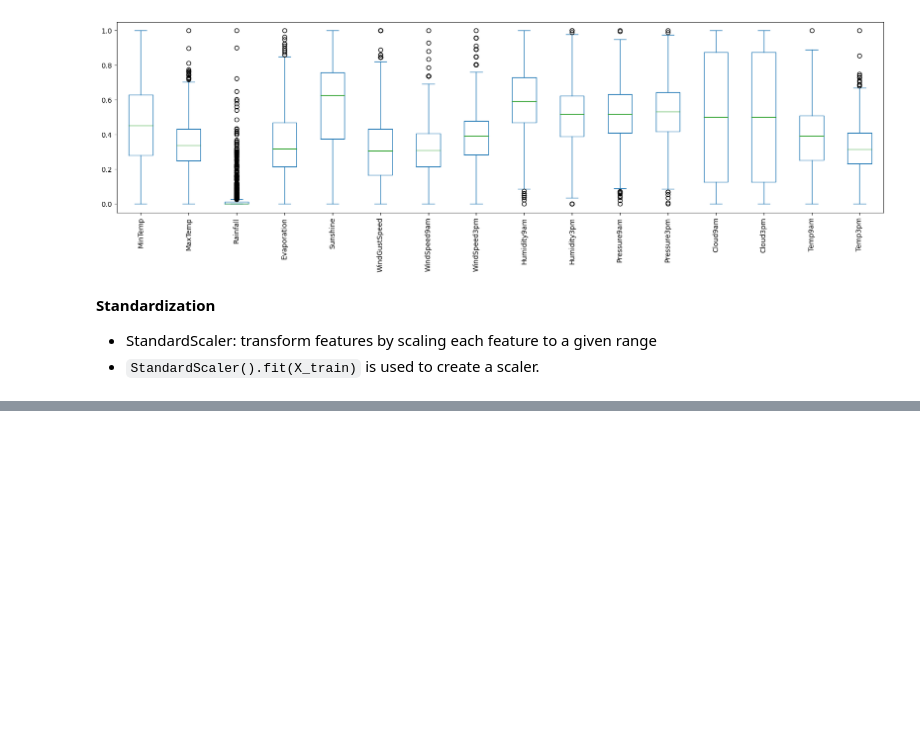
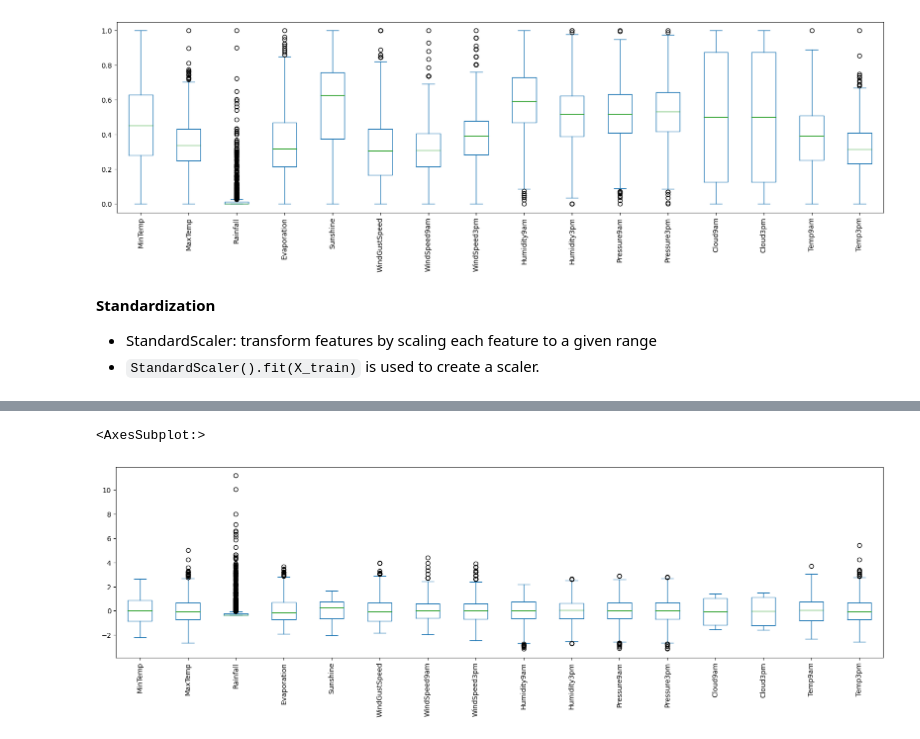
Before and after one commit to Abisoyesam/DS-ML-DL-tuts, a Jupyter notebook: DS With Rune/Lesson 13.ipynb, the cells around one changed output, grey strips where cells are left out. Saved outputs shown, nothing was run; the diff lists cells and outputs as text; code cells hidden in the pictures; blank space fills up the shorter version.

```diff
--- a/DS With Rune/Lesson 13.ipynb
+++ b/DS With Rune/Lesson 13.ipynb
@@ -148,0 +179,5 @@ X_t
+# %%
+pd.DataFrame(X_train_stand,columns=X_train.columns).plot.box(figsize=(20,5),rot=90)
+# %% [output]
+<AxesSubplot:>
+[figure, added]
```
Also changed, not shown: parts of 6 cells of this notebook.
